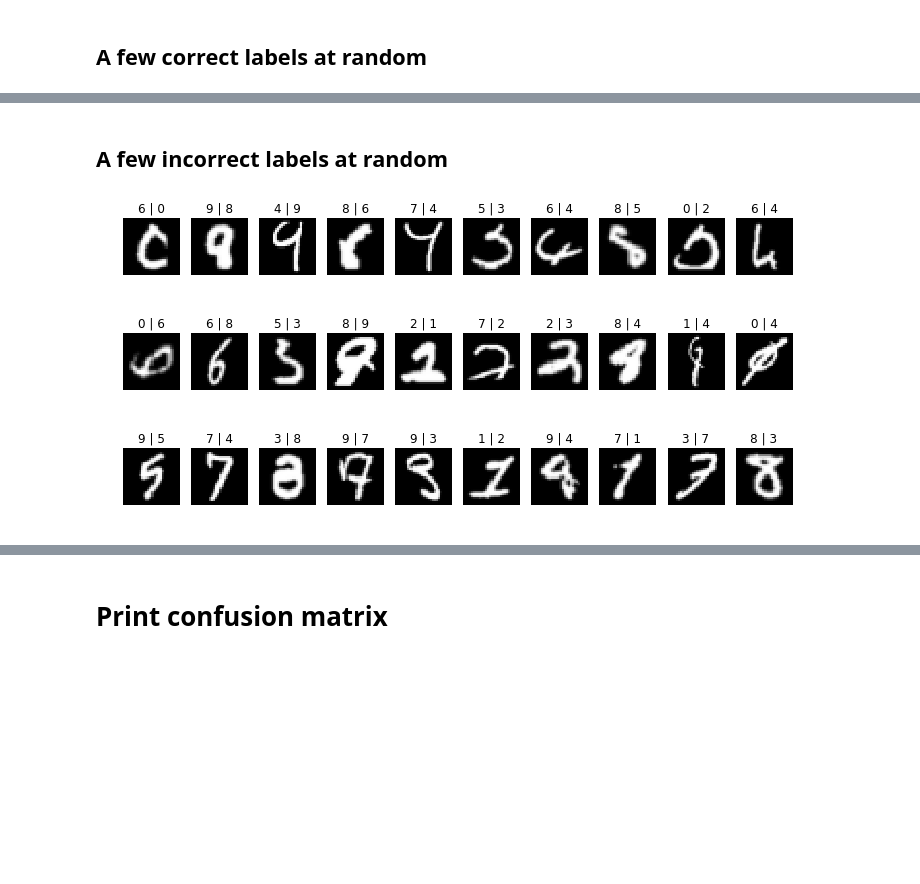
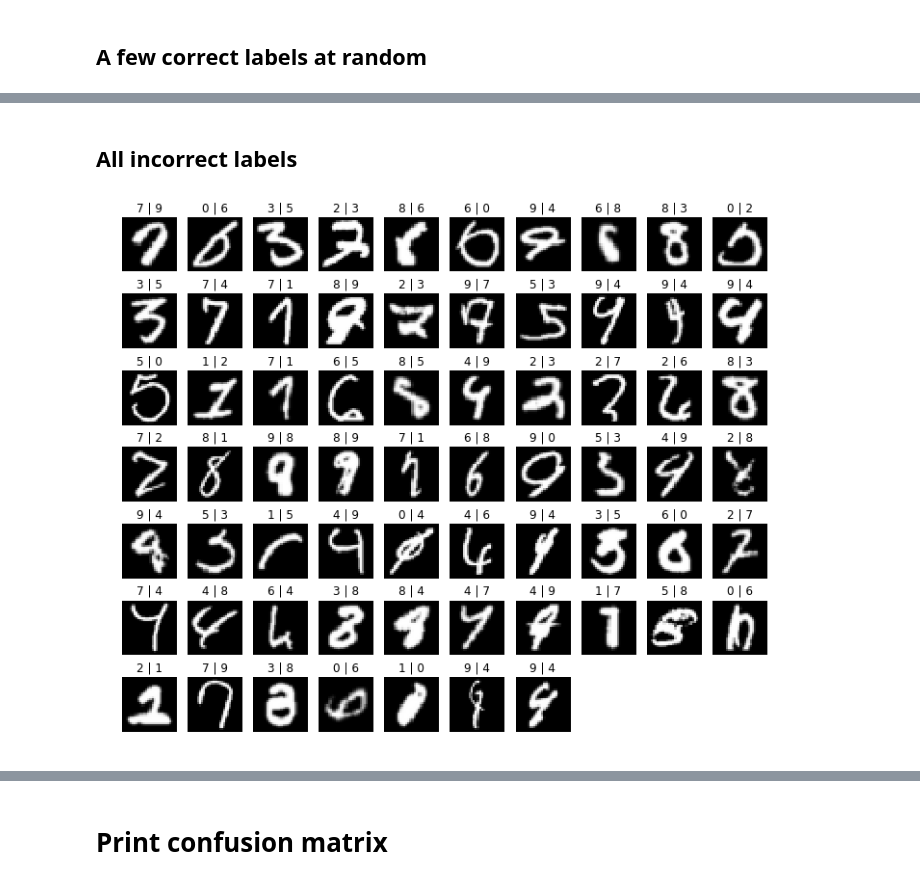
Before and after one commit to j05t/emnist, a Jupyter notebook: emnist_dropout_0.4.ipynb, the cells around one changed output, grey strips where cells are left out. Cells and saved outputs as stored; diff of their text form; code cells hidden in the pictures; blank space fills up the shorter version.

```diff
--- a/emnist_dropout_0.4.ipynb
+++ b/emnist_dropout_0.4.ipynb
@@ -500,0 +497,6 @@ preds.shape
+# %%
+# decode a one hot encoded string
+def one_hot_decode(encoded_seq):
+    return [np.argmax(vector) for vector in encoded_seq]
+# %%
+preds = np.array(one_hot_decode(avg_preds))
@@ -517,6 +530,6 @@ incorrect.shape
 # %%
 # number of images to view
-n_view = 30
+n_view = 67
 # %%
 from numpy.random import permutation
 
@@ -538,7 +551,7 @@ imgs.shape
 # %%
 f = plt.figure(figsize=(12,6))
 
-for i in range(n_view):
+for i in range(30):
     sp = f.add_subplot(3, 10, i+1)
     sp.axis('Off')
     sp.set_title(preds_correct[i])
@@ -555,16 +570,16 @@ array([3, 2, 9, 7, 7, 5, 2, 9, 0, 4, 3, 1, 4, 6, 9, 0, 5, 1, 5, 4, 8, 2, 9,
 # %% [markdown]
-## A few incorrect labels at random
+## All incorrect labels
 # %%
-f = plt.figure(figsize=(12,6))
+f = plt.figure(figsize=(12,10))
 
 for i in range(n_view):
-    sp = f.add_subplot(3, 10, i+1)
+    sp = f.add_subplot(7, 10, i+1)
     sp.axis('Off')
     sp.set_title("{} | {}".format(preds_incorrect[i],test_labels[idx_incorrect][i]))
     img = imgs_incorrect[i].astype('float32')
     plt.imshow(img[0], cmap='gray')
 # %% [output]
-[figure, old version]
+[figure, new version]
 # %%
 # ground truth labels
 test_labels[idx_incorrect]
```
Also changed, not shown: parts of 29 cells of this notebook, 1 other file.
